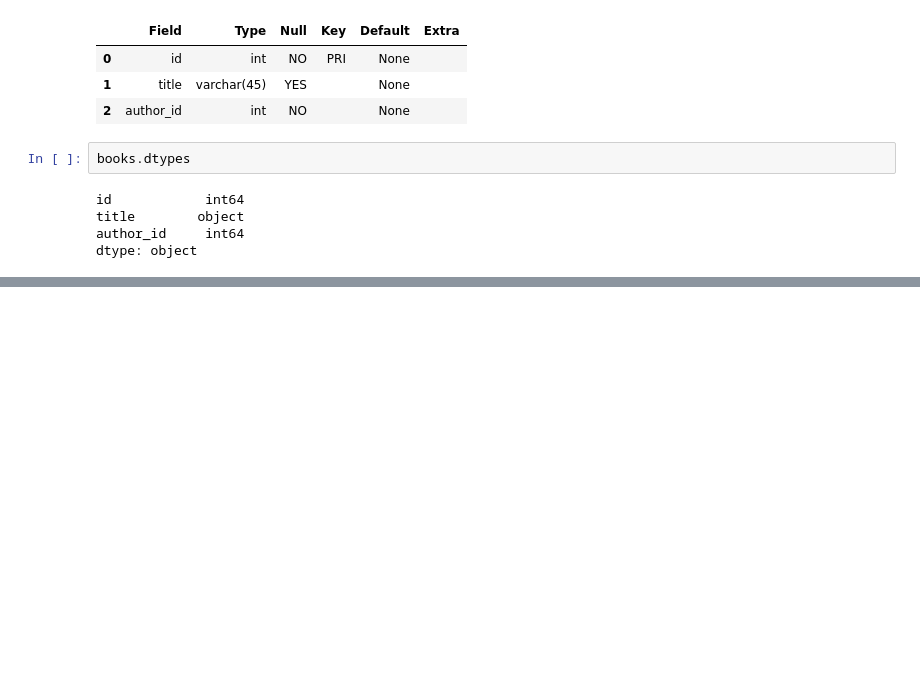
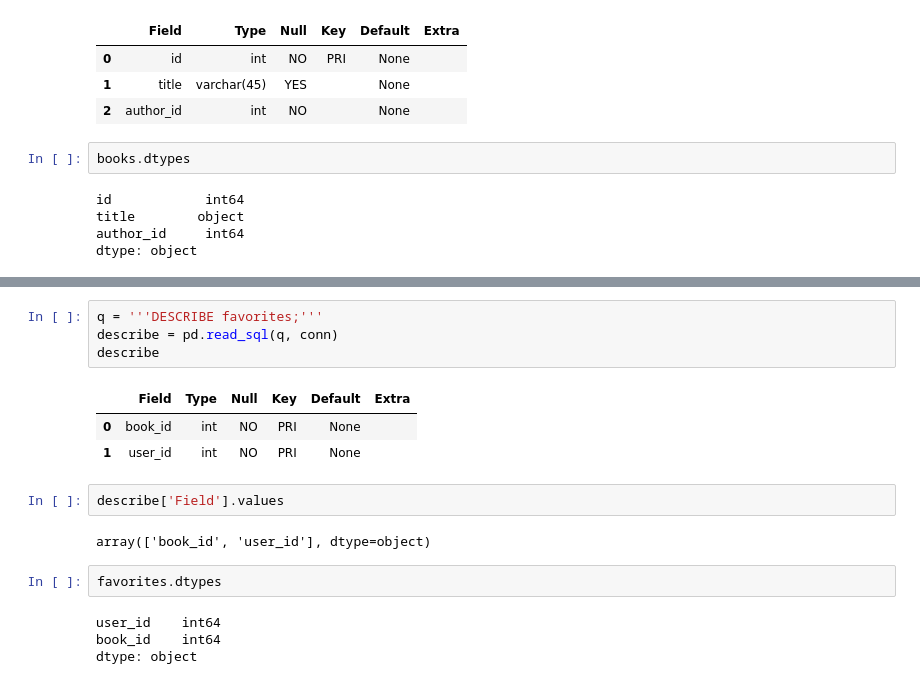
Before and after one commit to kleintjesk/Books, a Jupyter notebook: Books.ipynb, the cells around one changed output, grey strips where cells are left out. Saved outputs shown, nothing was run; the diff lists cells and outputs as text; blank space fills up the shorter version.

```diff
--- a/Books.ipynb
+++ b/Books.ipynb
@@ -150,0 +259,18 @@ pd.read_sql(q,conn)
+# %%
+q = '''DESCRIBE favorites;'''
+describe = pd.read_sql(q, conn)
+describe
+# %% [output]
+|  | Field | Type | Null | Key | Default | Extra |
+| 0 | book_id | int | NO | PRI | None |  |
+| 1 | user_id | int | NO | PRI | None |  |
+# %%
+describe['Field'].values
+# %% [output]
+array(['book_id', 'user_id'], dtype=object)
+# %%
+favorites.dtypes
+# %% [output]
+user_id    int64
+book_id    int64
+dtype: object
```
Also changed, not shown: parts of 25 cells of this notebook.
